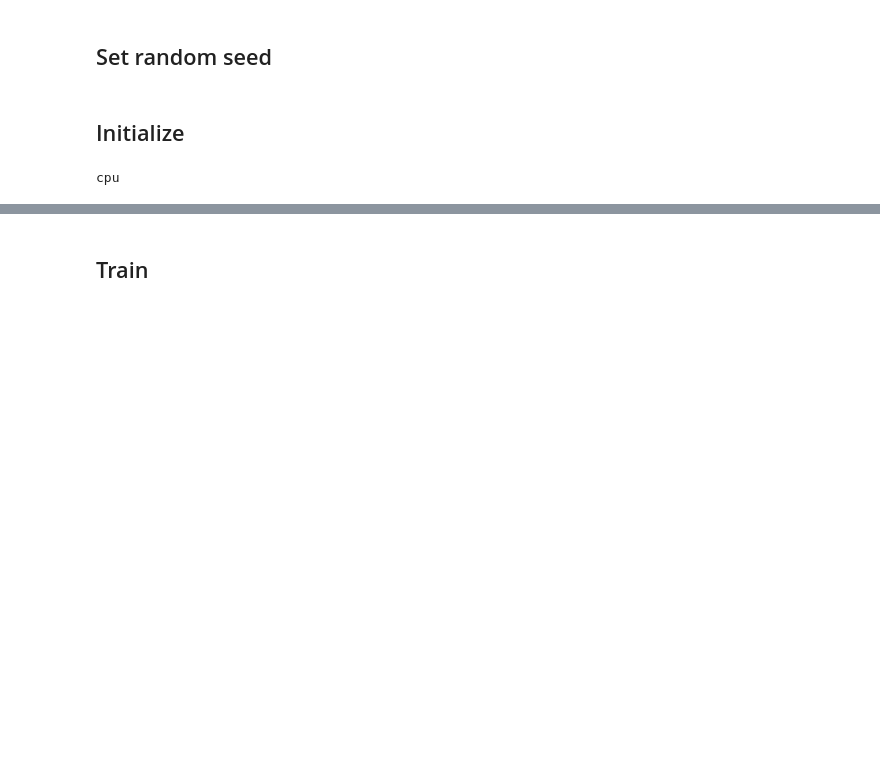
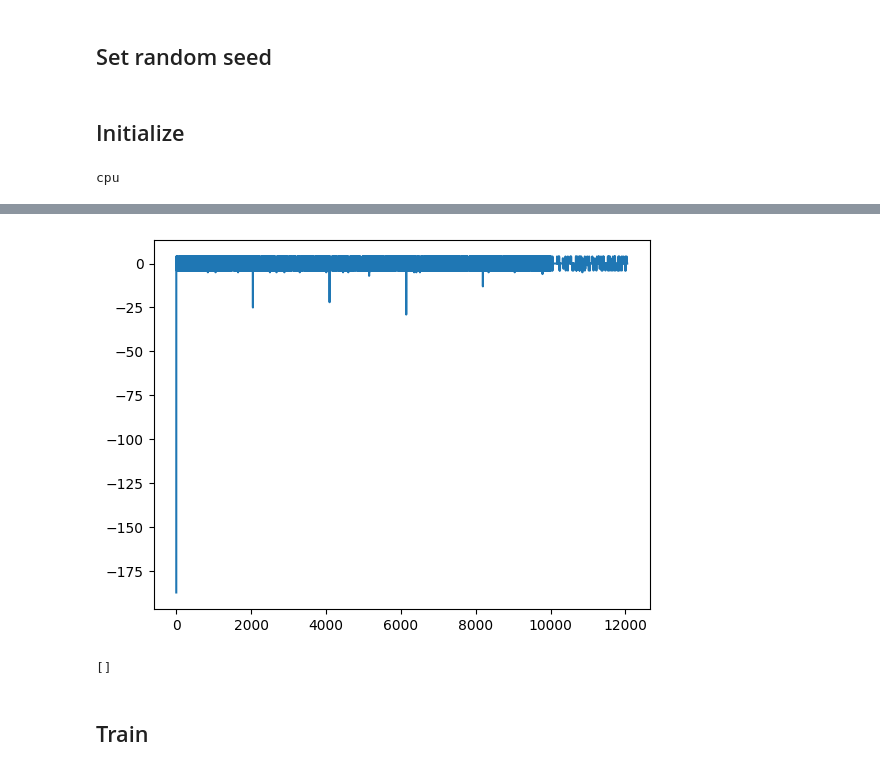
Before and after one commit to Mont-Lo/Planif_en_IA, a Jupyter notebook: 01_dqn.ipynb, the cells around one changed output, grey strips where cells are left out. Saved outputs shown, nothing was run; the diff lists cells and outputs as text; code cells hidden in the pictures; blank space fills up the shorter version.

```diff
--- a/01_dqn.ipynb
+++ b/01_dqn.ipynb
@@ -461,0 +575,9 @@ cpu
+# %%
+plot2 = plt.plot(y, x2)
+plt.show(plot2)
+# %% [output]
+[figure, added]
+# %%
+x[7920: 7960]
+# %% [output]
+[]
```
Also changed, not shown: parts of 10 cells of this notebook, 3 other files.
